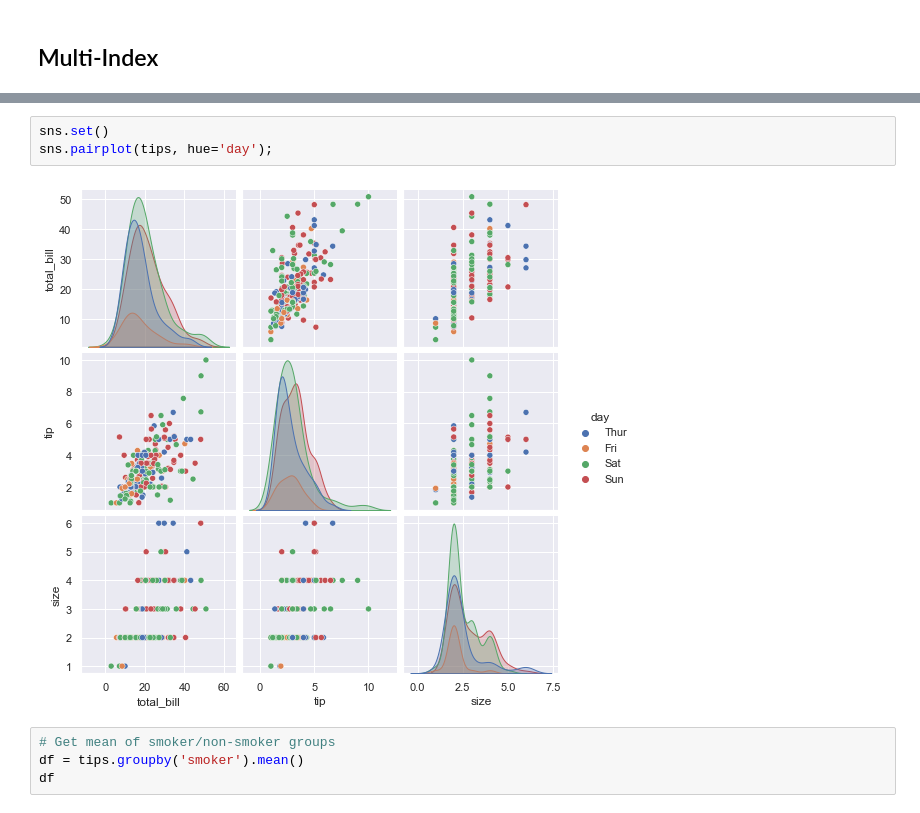
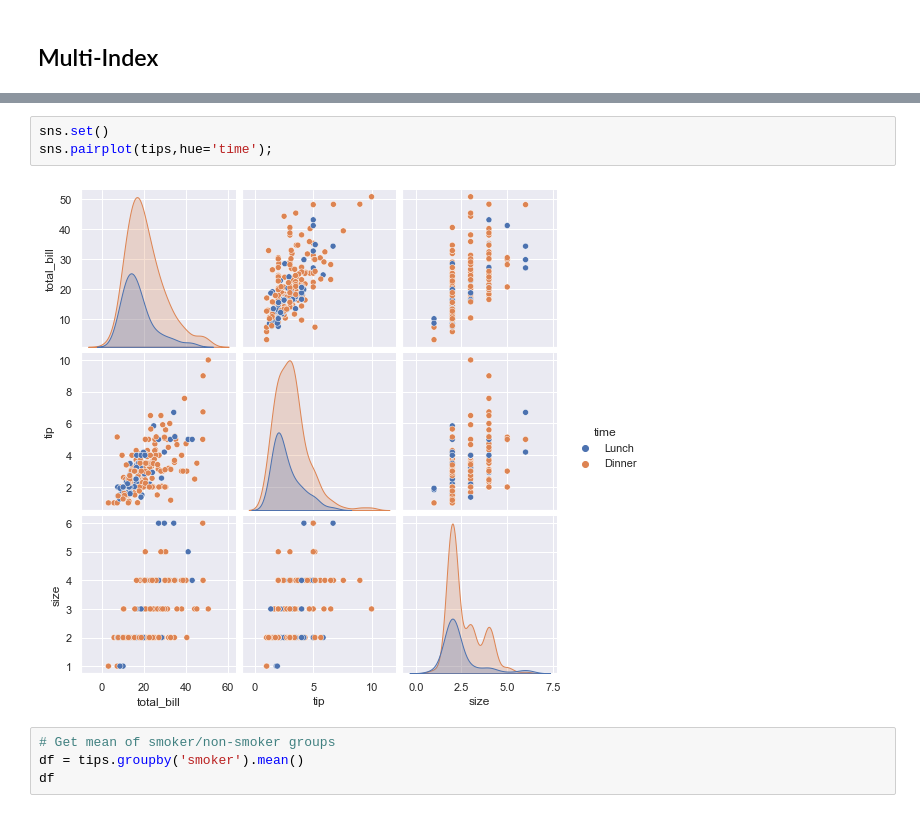
Before and after one commit to andreall/dicca__python_course, a Jupyter notebook: 05_pandas.ipynb, the cells around one changed output, grey strips where cells are left out. Saved outputs shown, nothing was run; the diff lists cells and outputs as text.

```diff
--- a/05_pandas.ipynb
+++ b/05_pandas.ipynb
@@ -613,8 +651,8 @@ tips
 # %%
 sns.set()
-sns.pairplot(tips, hue='day');
+sns.pairplot(tips,hue='time');
 # %% [output]
-[figure, old version]
+[figure, new version]
 # %%
 # Get mean of smoker/non-smoker groups
 df = tips.groupby('smoker').mean()
```
Also changed, not shown: parts of 45 cells of this notebook, 10 other files.
